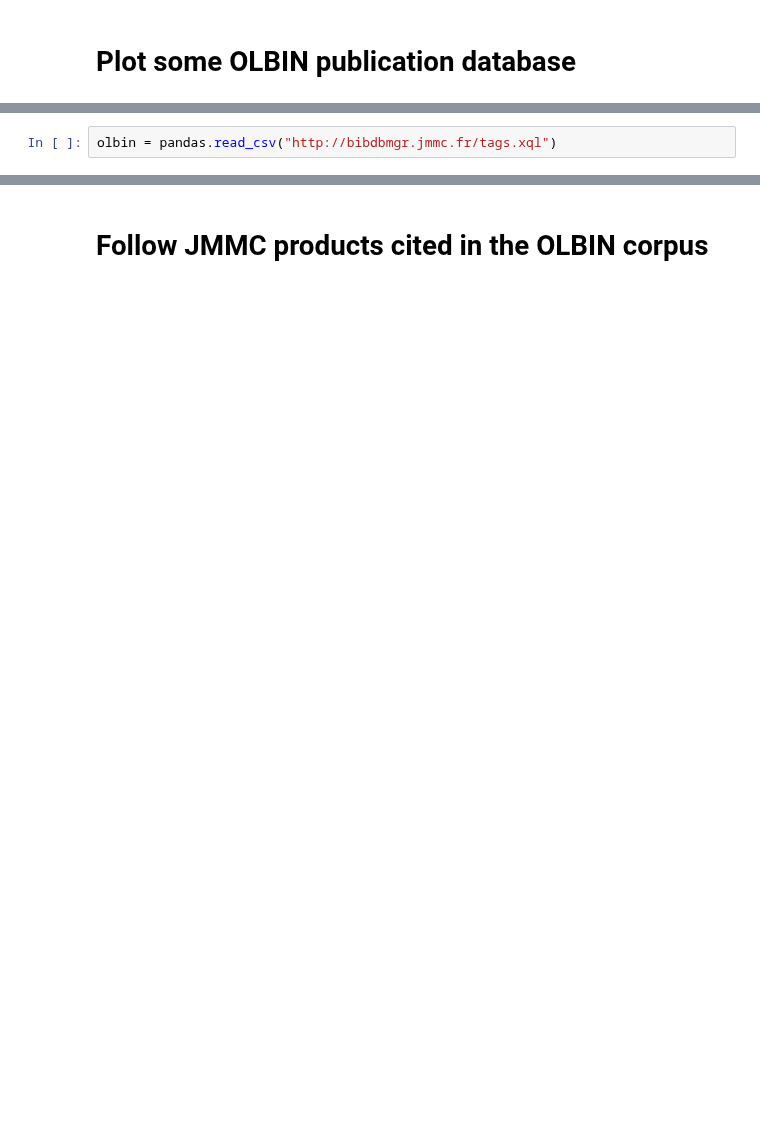
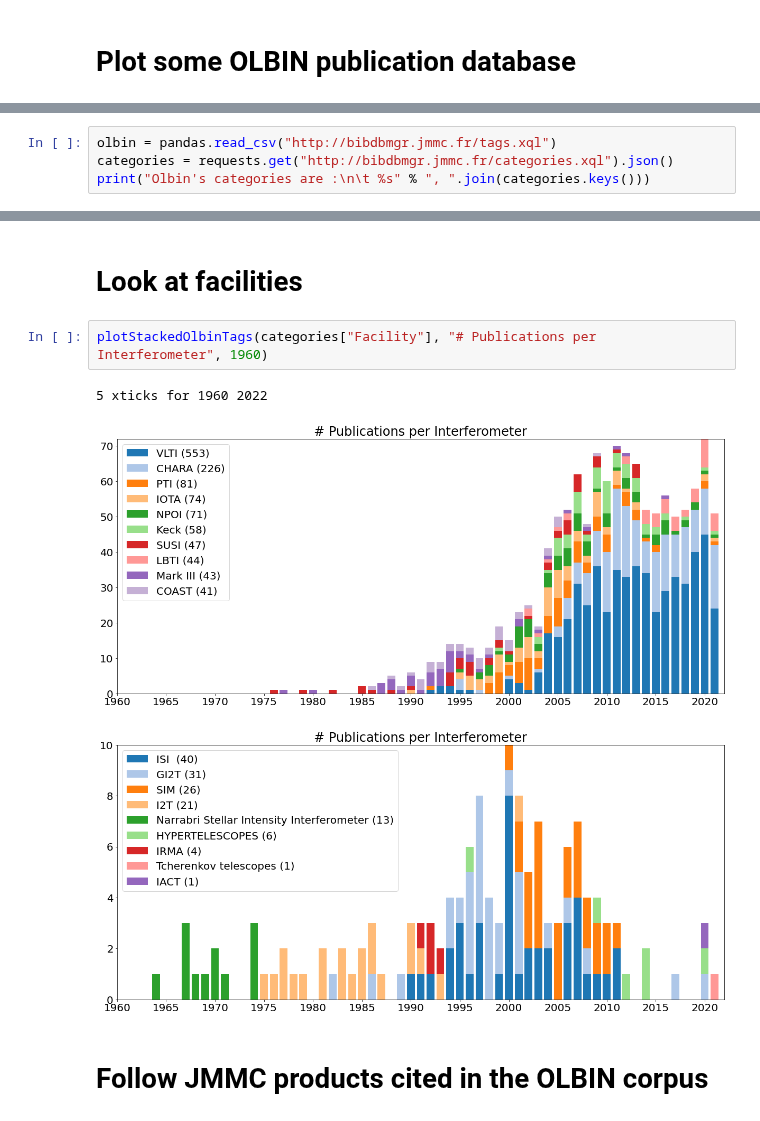
Before and after one commit to JMMC-OpenDev/jmmc-python-snippets, a Jupyter notebook: olbin-pubs.ipynb, the cells around one changed output, grey strips where cells are left out. Saved outputs shown, nothing was run; the diff lists cells and outputs as text; blank space fills up the shorter version.

Commit message:
update plots with interferometers

```diff
--- a/olbin-pubs.ipynb
+++ b/olbin-pubs.ipynb
@@ -27,2 +95,4 @@ plt.rc('font', size=20)
 # %%
 olbin = pandas.read_csv("http://bibdbmgr.jmmc.fr/tags.xql")
+categories = requests.get("http://bibdbmgr.jmmc.fr/categories.xql").json()
+print("Olbin's categories are :\n\t %s" % ", ".join(categories.keys()))
@@ -72,5 +146,13 @@ for tag in (None,"CHARA", "VLTI","JMMC"):
 [figure]
 [figure]
 [figure]
+# %% [markdown]
+# Look at facilities
+# %%
+plotStackedOlbinTags(categories["Facility"], "# Publications per Interferometer", 1960)
+# %% [output]
+5 xticks for 1960 2022
+[figure, added]
+[figure, added]
 # %% [markdown]
 # Follow JMMC products cited in the OLBIN corpus
```
Also changed, not shown: parts of 11 cells of this notebook.
